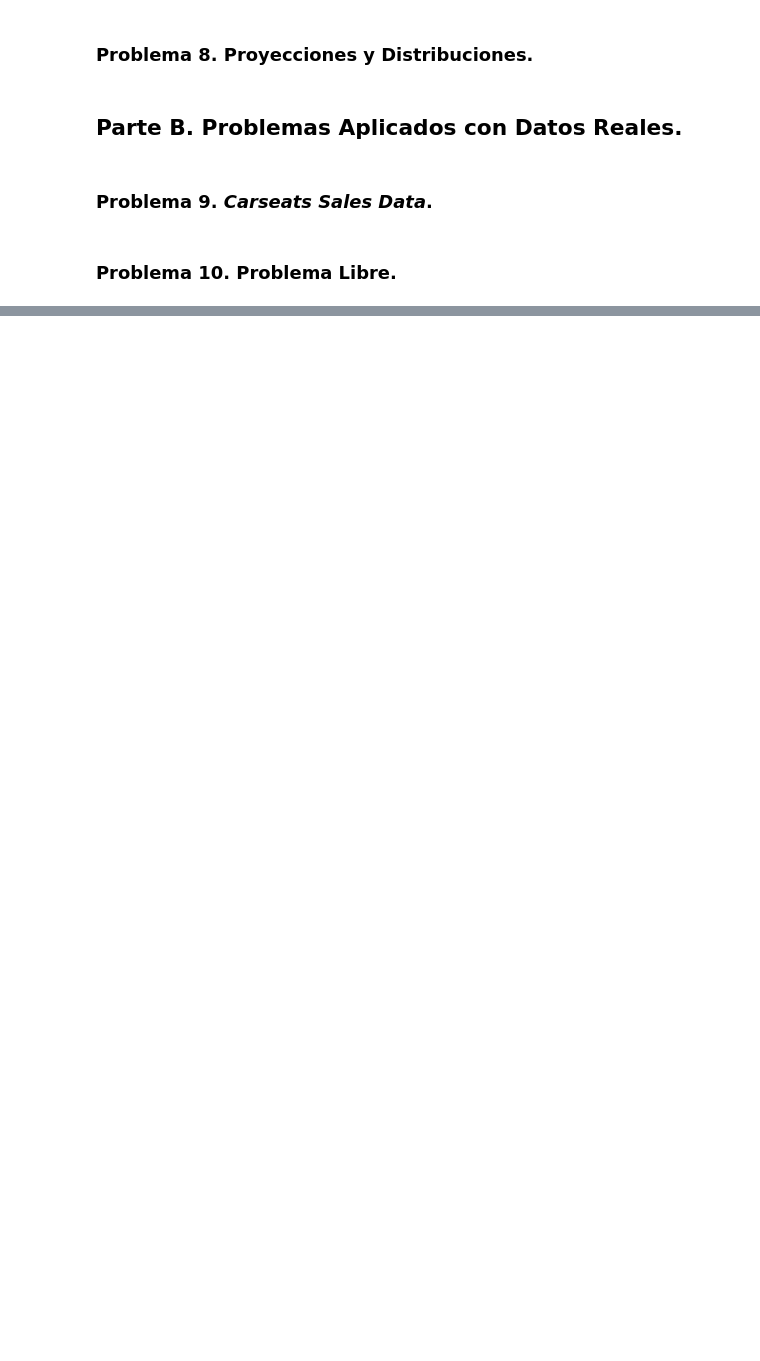
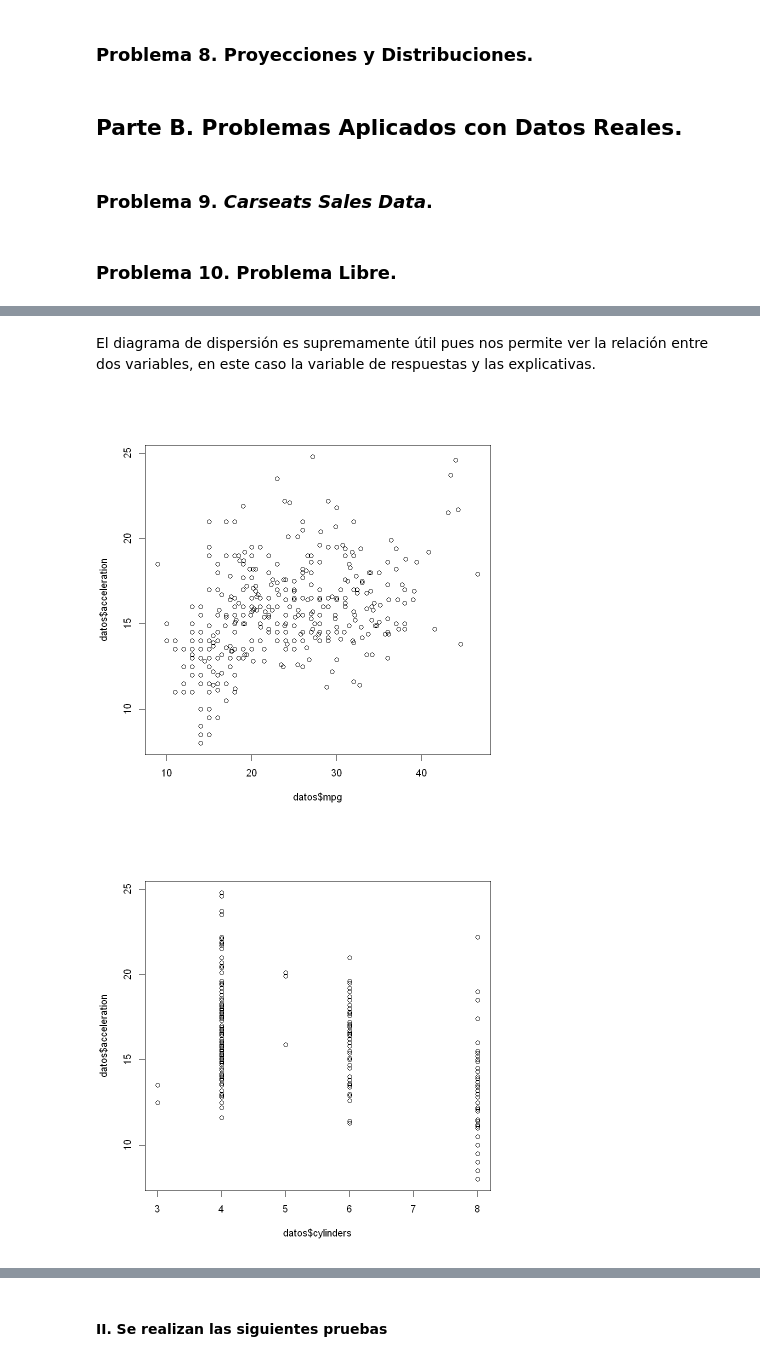
Before and after one commit to MantiMantilla/MEL-2022-2, a Jupyter notebook: Tareas/Tarea 1/Tarea 1.ipynb, the cells around one changed output, grey strips where cells are left out. Saved outputs shown, nothing was run; the diff lists cells and outputs as text; code cells hidden in the pictures; blank space fills up the shorter version.

```diff
--- a/Tareas/Tarea 1/Tarea 1.ipynb
+++ b/Tareas/Tarea 1/Tarea 1.ipynb
@@ -623,0 +878,13 @@ $$
+# %% [markdown]
+El diagrama de dispersión es supremamente útil pues nos permite ver la relación entre dos variables, en este caso la variable de respuestas y las explicativas.
+# %%
+#Diagramas de dispersión
+Dispersion1 = plot(x = datos$mpg, y = datos$acceleration)
+Dispersion2 = plot(x = datos$cylinders, y = datos$acceleration)
+Dispersion3 = plot(x = datos$displacement, y = datos$acceleration)
+Dispersion4 = plot(x = datos$horsepower, y = datos$acceleration)
+Dispersion5 = plot(x = datos$weight, y = datos$acceleration)
+Dispersion6 = plot(x = datos$year, y = datos$acceleration)
+# %% [output]
+[figure, added]
+[figure, added]
@@ -623,0 +895,2 @@ $$
+# %% [markdown]
+#### II.	Se realizan las siguientes pruebas
```
Also changed, not shown: parts of 51 cells of this notebook.
